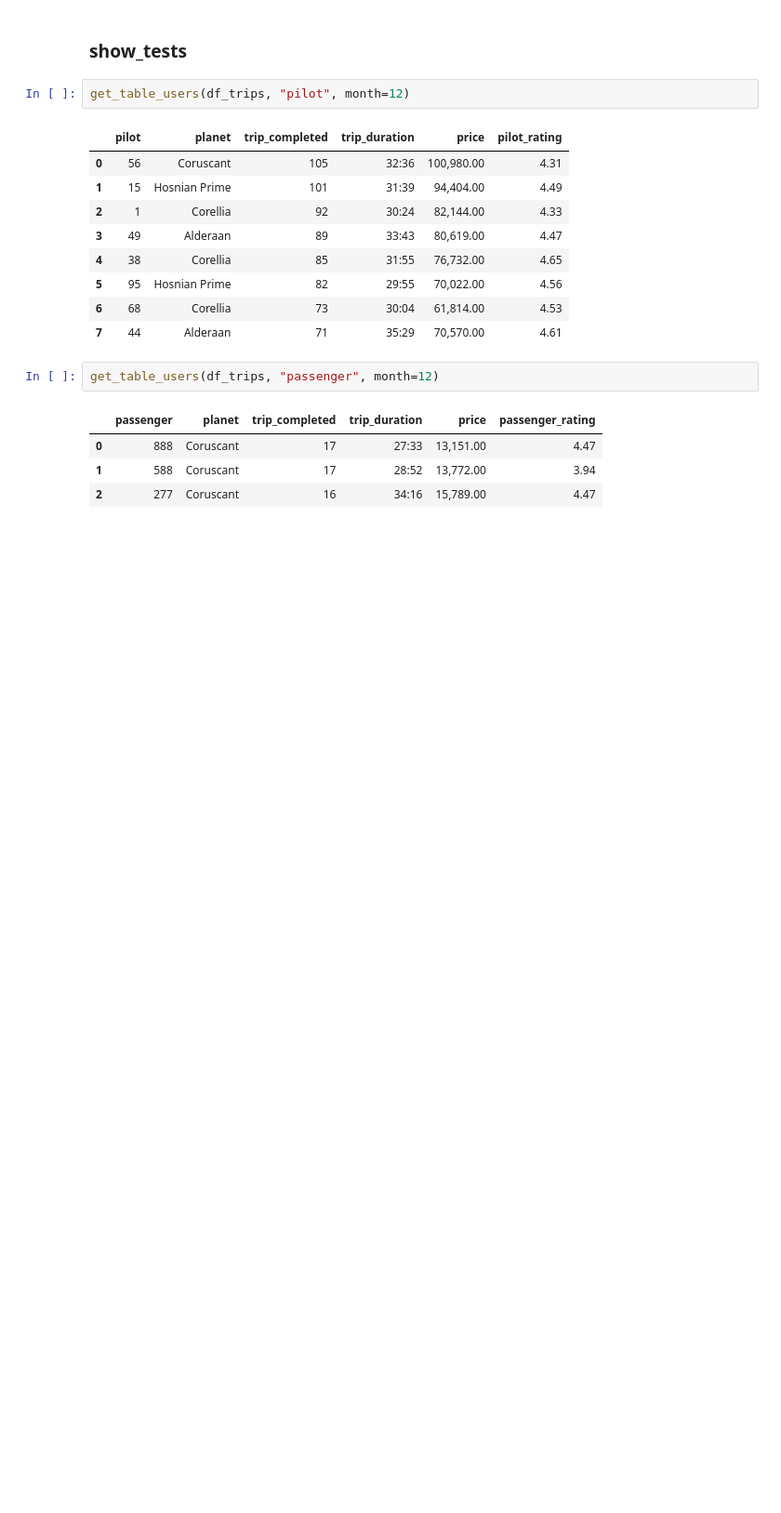
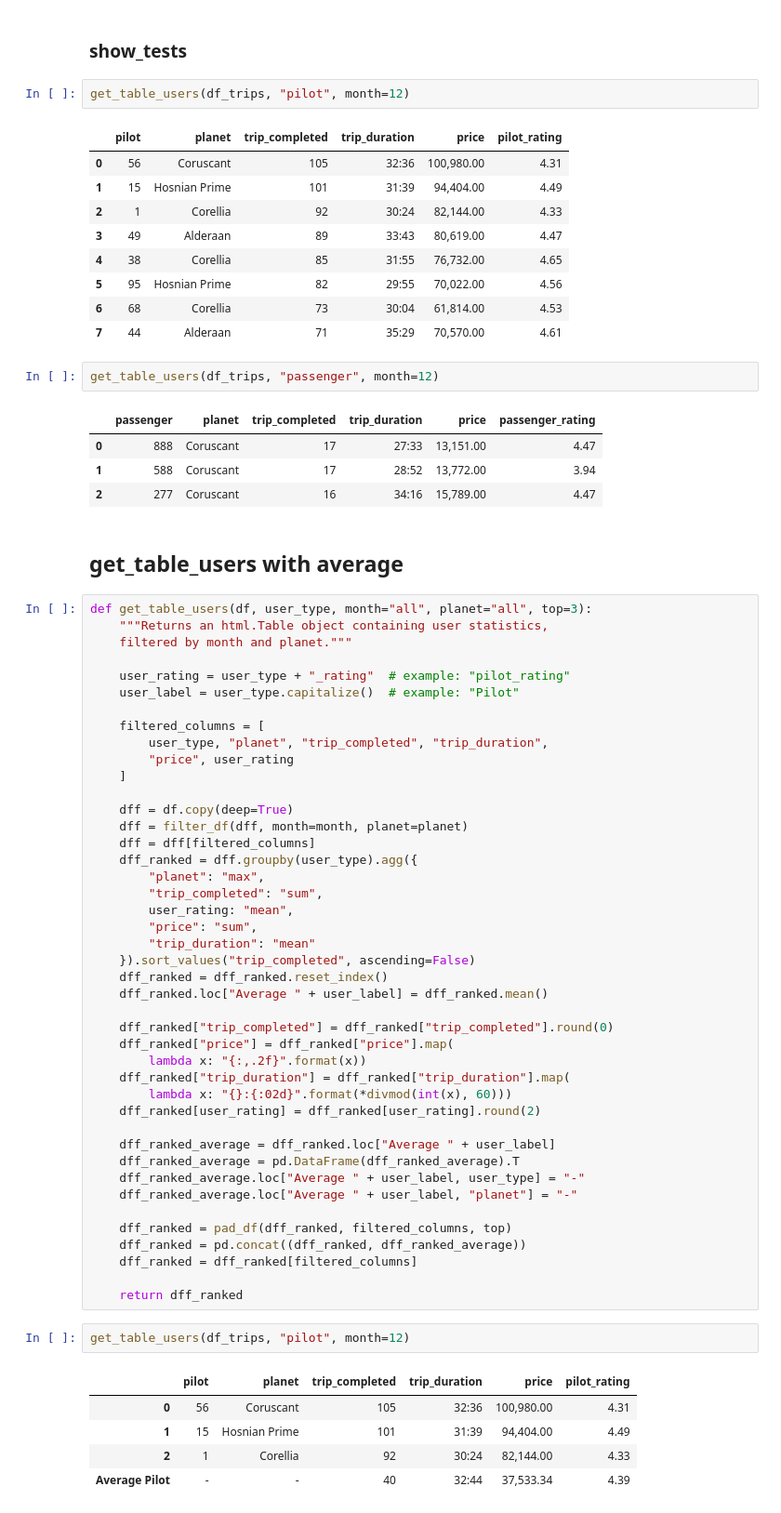
Before and after one commit to theianchan/marketplace-data-dash, a Jupyter notebook: explore.ipynb, the cells around one changed output. Shown at 93% size. Drawn from its saved outputs; the diff is of its cells as text; blank space fills up the shorter version.

Commit message:
Average row for user tables

```diff
--- a/explore.ipynb
+++ b/explore.ipynb
@@ -239,3 +239,56 @@ get_table_users(df_trips, "passenger", month=12)
 | 0 | 888 | Coruscant | 17 | 27:33 | 13,151.00 | 4.47 |
 | 1 | 588 | Coruscant | 17 | 28:52 | 13,772.00 | 3.94 |
 | 2 | 277 | Coruscant | 16 | 34:16 | 15,789.00 | 4.47 |
+# %% [markdown]
+## get_table_users with average
+# %%
+def get_table_users(df, user_type, month="all", planet="all", top=3):
+    """Returns an html.Table object containing user statistics,
+    filtered by month and planet."""
+
+    user_rating = user_type + "_rating"  # example: "pilot_rating"
+    user_label = user_type.capitalize()  # example: "Pilot"
+
+    filtered_columns = [
+        user_type, "planet", "trip_completed", "trip_duration",
+        "price", user_rating
+    ]
+
+    dff = df.copy(deep=True)
+    dff = filter_df(dff, month=month, planet=planet)
+    dff = dff[filtered_columns]
+    dff_ranked = dff.groupby(user_type).agg({
+        "planet": "max",
+        "trip_completed": "sum",
+        user_rating: "mean",
+        "price": "sum",
+        "trip_duration": "mean"
+    }).sort_values("trip_completed", ascending=False)
+    dff_ranked = dff_ranked.reset_index()
+    dff_ranked.loc["Average " + user_label] = dff_ranked.mean()
+
+    dff_ranked["trip_completed"] = dff_ranked["trip_completed"].round(0)
+    dff_ranked["price"] = dff_ranked["price"].map(
+        lambda x: "{:,.2f}".format(x))
+    dff_ranked["trip_duration"] = dff_ranked["trip_duration"].map(
+        lambda x: "{}:{:02d}".format(*divmod(int(x), 60)))
+    dff_ranked[user_rating] = dff_ranked[user_rating].round(2)
+
+    dff_ranked_average = dff_ranked.loc["Average " + user_label]
+    dff_ranked_average = pd.DataFrame(dff_ranked_average).T
+    dff_ranked_average.loc["Average " + user_label, user_type] = "-"
+    dff_ranked_average.loc["Average " + user_label, "planet"] = "-"
+
+    dff_ranked = pad_df(dff_ranked, filtered_columns, top)
+    dff_ranked = pd.concat((dff_ranked, dff_ranked_average))
+    dff_ranked = dff_ranked[filtered_columns]
+
+    return dff_ranked
+# %%
+get_table_users(df_trips, "pilot", month=12)
+# %% [output]
+|  | pilot | planet | trip_completed | trip_duration | price | pilot_rating |
+| 0 | 56 | Coruscant | 105 | 32:36 | 100,980.00 | 4.31 |
+| 1 | 15 | Hosnian Prime | 101 | 31:39 | 94,404.00 | 4.49 |
+| 2 | 1 | Corellia | 92 | 30:24 | 82,144.00 | 4.33 |
+| Average Pilot | - | - | 40 | 32:44 | 37,533.34 | 4.39 |
```
Also changed, not shown: parts of 1 cell of this notebook, 1 other file.
